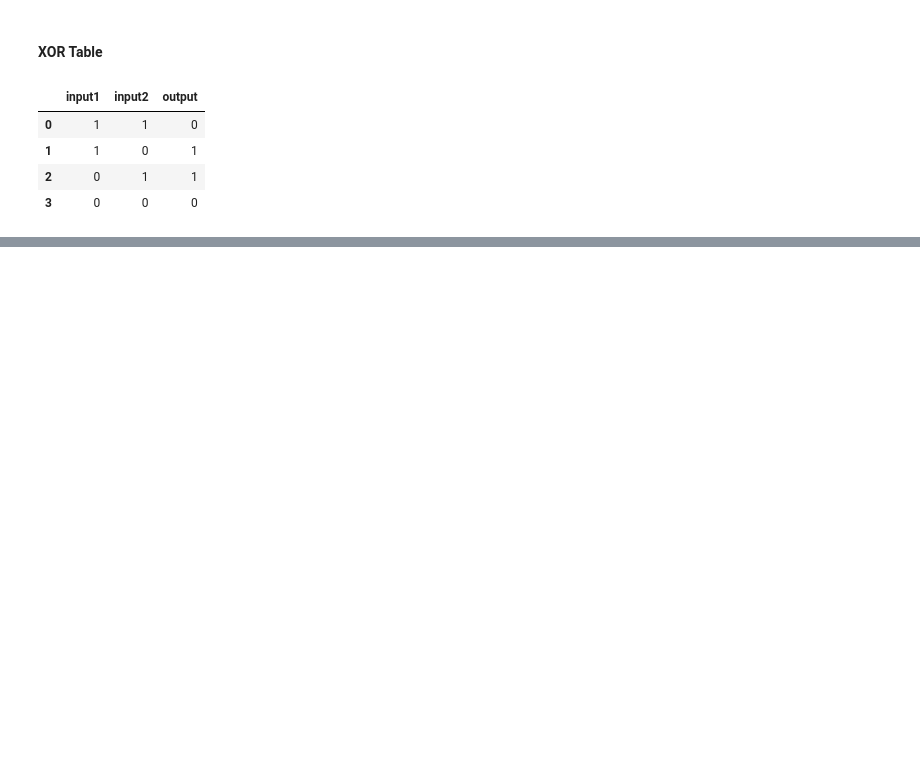
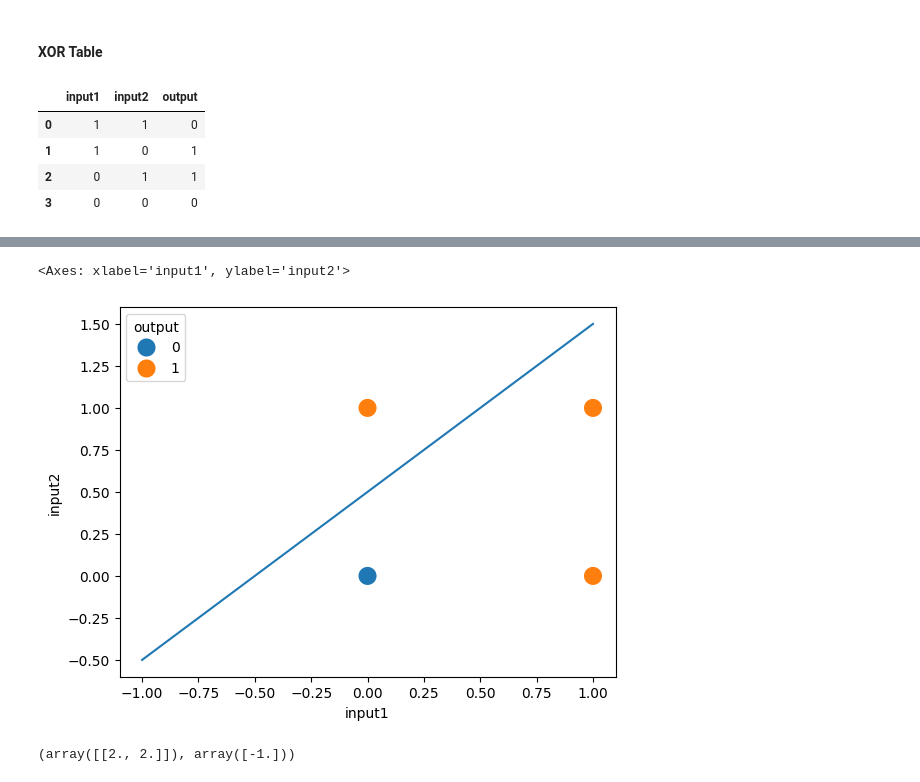
Before and after one commit to harshbhatt15/Demo_Codes, a Jupyter notebook: Perceptron/problem-with-perceptron.ipynb, the cells around one changed output, grey strips where cells are left out. Saved outputs shown, nothing was run; the diff lists cells and outputs as text; code cells hidden in the pictures; blank space fills up the shorter version.

```diff
--- a/Perceptron/problem-with-perceptron.ipynb
+++ b/Perceptron/problem-with-perceptron.ipynb
@@ -70,0 +111,16 @@ sns
+# %%
+plt.plot(x1,y1)
+sns.scatterplot(
+    data=or_data,
+    x='input1',
+    y='input2',
+    hue='output',
+    s=200
+)
+# %% [output]
+<Axes: xlabel='input1', ylabel='input2'>
+[figure, added]
+# %%
+cl2.coef_ , cl2.intercept_
+# %% [output]
+(array([[2., 2.]]), array([-1.]))
```
Also changed, not shown: parts of 10 cells of this notebook.
